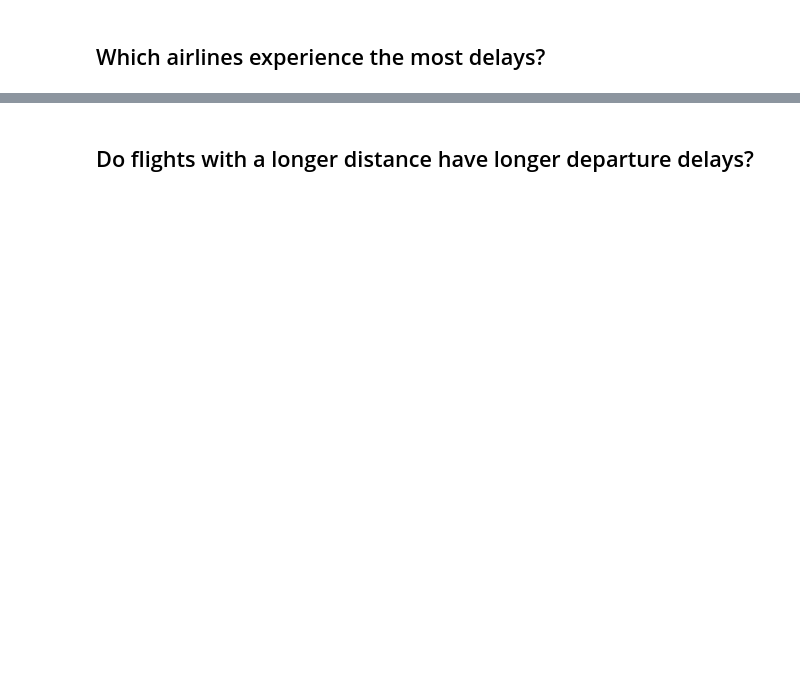
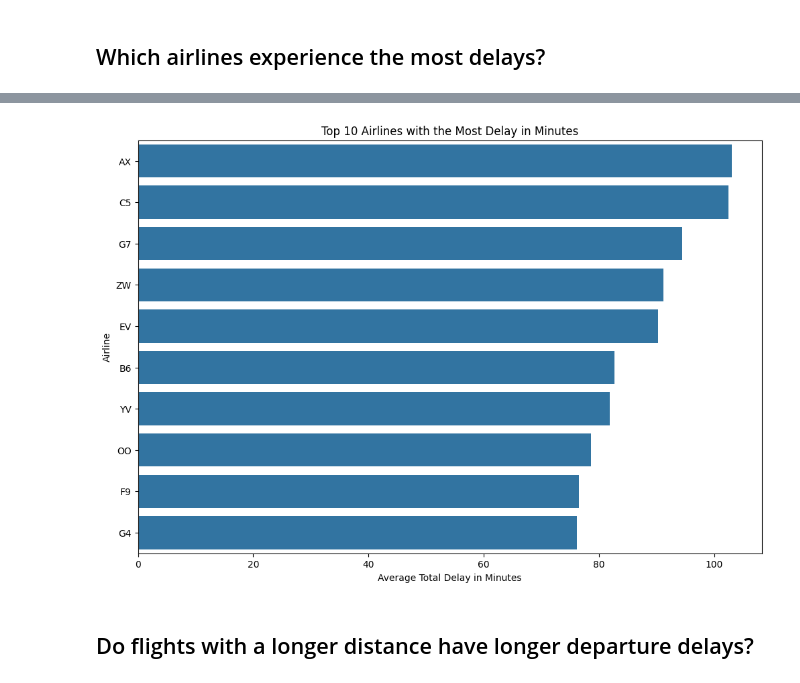
Before and after one commit to SmoothData-BigBrain/GroupProject, a Jupyter notebook: notebooks/GroupProject.ipynb, the cells around one changed output, grey strips where cells are left out. Saved outputs shown, nothing was run; the diff lists cells and outputs as text; code cells hidden in the pictures; blank space fills up the shorter version.

```diff
--- a/notebooks/GroupProject.ipynb
+++ b/notebooks/GroupProject.ipynb
@@ -178,2 +168,6 @@ filtered_df.select(filtered_df.columns[:8]).show(5)
+# %%
+# Strip the extra spaces from col names
+for c in filtered_df.columns:
+    filtered_df = filtered_df.withColumnRenamed(c, c.strip())
 # %%
 # get filtered df shape
@@ -184,5 +204,5 @@ print(f"Shape of the Filtered DataFrame removing cols w/ <90% null values: ({num
 # save filtered df to not have to redo code later
 #filtered_df.coalesce(1).write.mode("overwrite").option("header", True).csv("filtered_df_temp")
 
-# read in already filtered_df saved previously
-filtered_df = spark.read.csv('part-00000-b248588c-b561-414a-ba2c-bc77825e455a-c000.csv', sep = ',', inferSchema = True, header = True)
+# # read in already filtered_df saved previously
+# filtered_df = spark.read.csv('part-00000-b248588c-b561-414a-ba2c-bc77825e455a-c000.csv', sep = ',', inferSchema = True, header = True)
@@ -408,6 +476,6 @@ pandas_year_delay = count_delay.toPandas()
 # %%
-cols_to_keep_2 = ["Airline", "Origin", "Dest", "ArrDelayMinutes", "DepDelayMinutes", "Distance", "OriginCityName", "DestCityName"]
-df2 = newdf.select(cols_to_keep_2)
+cols_to_keep_2 = ["Operating_Airline", "Origin", "Dest", "ArrDelayMinutes", "DepDelayMinutes", "Distance", "OriginCityName", "DestCityName"]
+df2 = filtered_df.select(cols_to_keep_2)
 # %% [markdown]
 ## Which routes had the most delays?
 # %%
@@ -443,6 +535,6 @@ delayed_flights = df2.filter(df2['TotalDelay'] > 0)
 # %%
 # group by airline, then calculating the total average delay
-total_delay = delayed_flights.groupBy("Airline").agg(
+total_delay = delayed_flights.groupBy("Operating_Airline").agg(
     F.avg("TotalDelay").alias("TotalDelayMinutes")
 ).orderBy(F.col("TotalDelayMinutes").desc())
 # %%
@@ -453,11 +557,13 @@ total_delay_pd.head(10)
 # %%
 # plot
 plt.figure(figsize=(12, 8))
-sns.barplot(x="TotalDelayMinutes", y="Airline", data=total_delay_pd)
+sns.barplot(x="TotalDelayMinutes", y="Operating_Airline", data=total_delay_pd)
 plt.title('Top 10 Airlines with the Most Delay in Minutes')
 plt.xlabel('Average Total Delay in Minutes')
 plt.ylabel('Airline')
 plt.show()
+# %% [output]
+[figure, added]
 # %% [markdown]
 ## Do flights with a longer distance have longer departure delays?
 # %%
```
Also changed, not shown: parts of 51 cells of this notebook.
